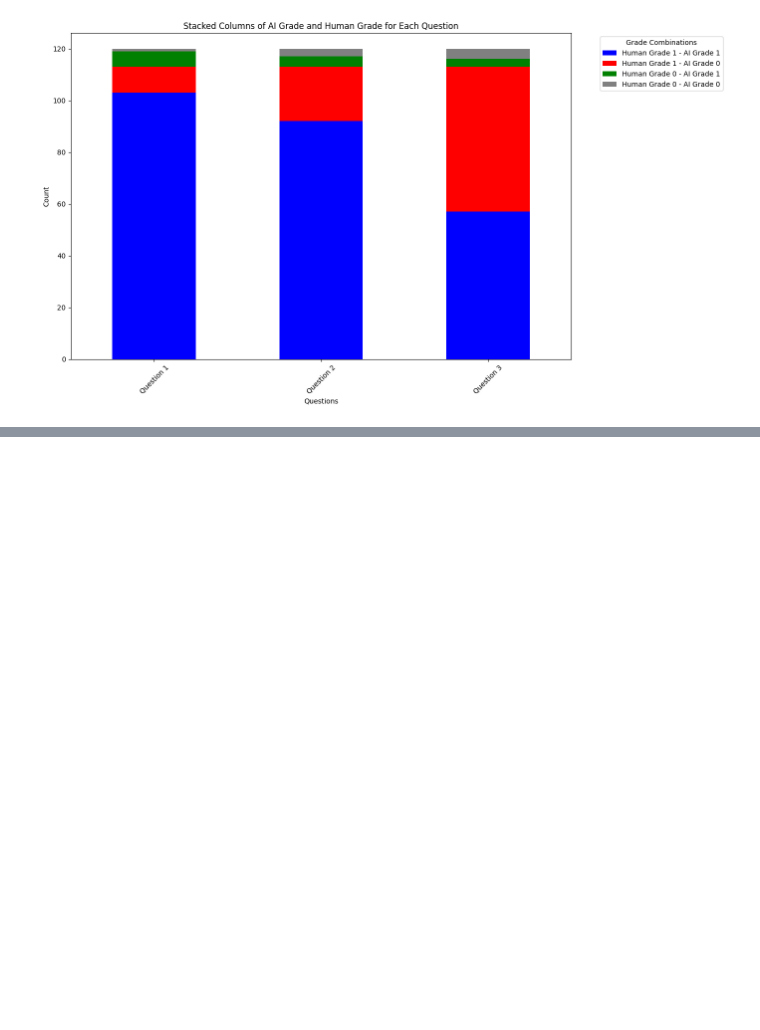
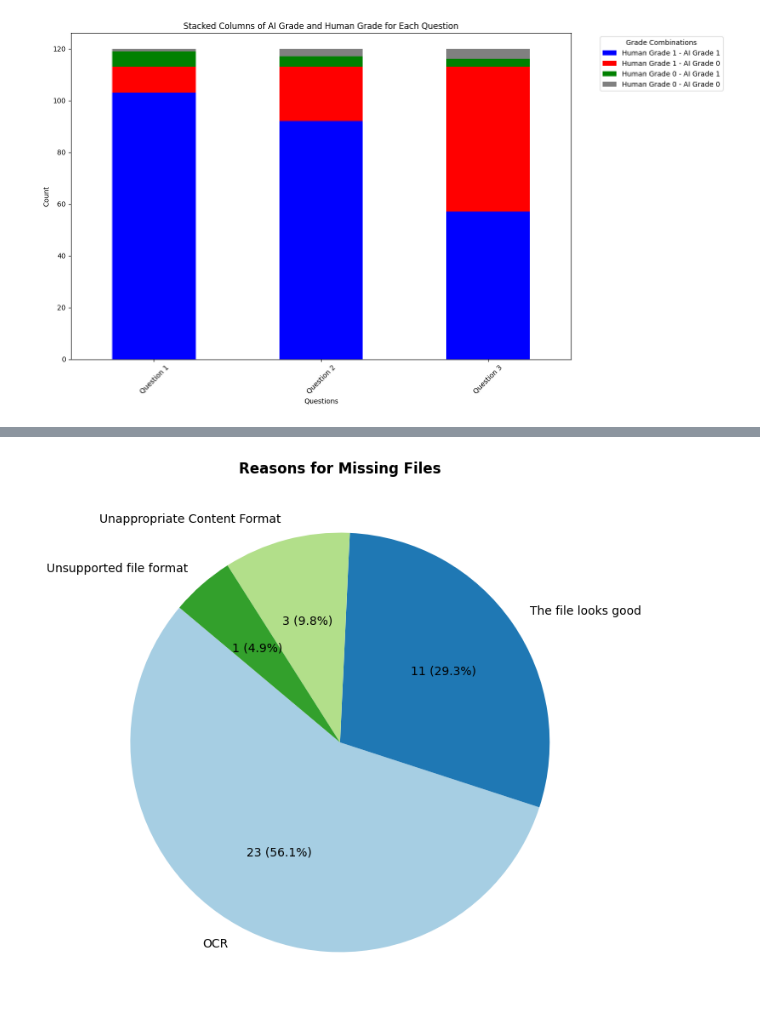
Before and after one commit to ngavu2004/AutoGradingPipelineAnalysis, a Jupyter notebook: visualize_AI_grade_RealGrade.ipynb, the cells around one changed output, grey strips where cells are left out. Cells and saved outputs as stored; diff of their text form; code cells hidden in the pictures; blank space fills up the shorter version.

```diff
--- a/visualize_AI_grade_RealGrade.ipynb
+++ b/visualize_AI_grade_RealGrade.ipynb
@@ -1105,0 +1191,3 @@ question_list:  ["Question 1. Does the value of the 'Problem Summary:' attribute
+# %%
+missing_df = pd.read_excel('Files_error_while_running_system.xlsx')
+missing_df
@@ -1105,0 +1212,11 @@ question_list:  ["Question 1. Does the value of the 'Problem Summary:' attribute
+# %%
+# Count the occurrences of each reason
+reason_counts = missing_df['My Comment'].value_counts()
+
+# Draw pie chart
+plt.figure(figsize=(8, 8))
+plt.pie(reason_counts, labels=reason_counts.index, autopct=lambda p: f'{int(p * reason_counts.sum() / 100)} ({p:.1f}%)', startangle=140, colors=plt.cm.Paired.colors)
+plt.title('Reasons for Missing Files', fontweight='bold')
+plt.show()
+# %% [output]
+[figure, added]
```
Also changed, not shown: parts of 22 cells of this notebook, 3 other files.
